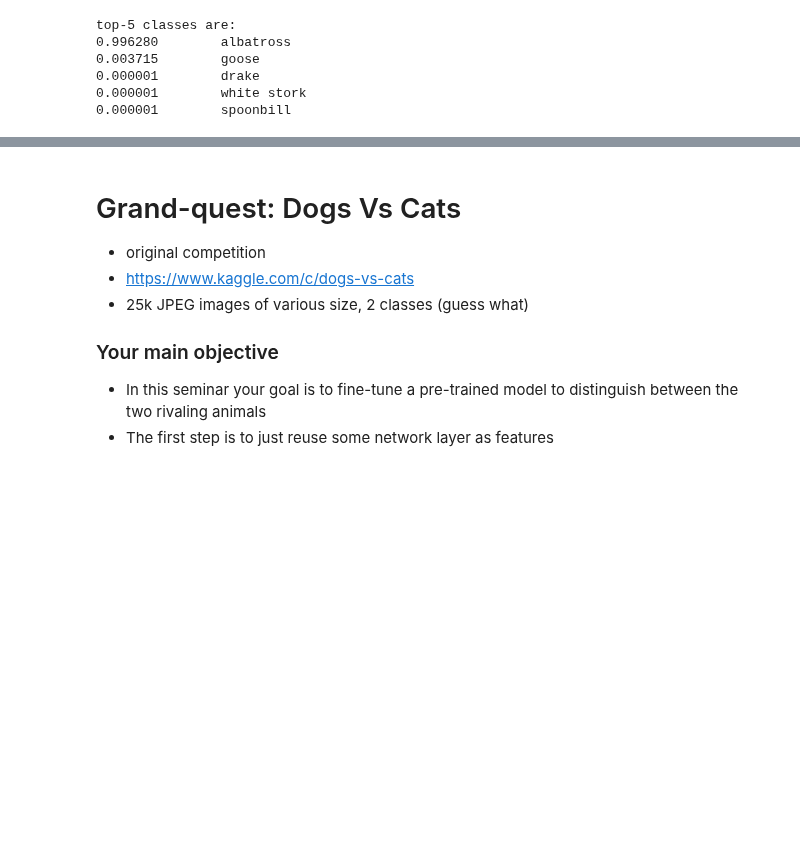
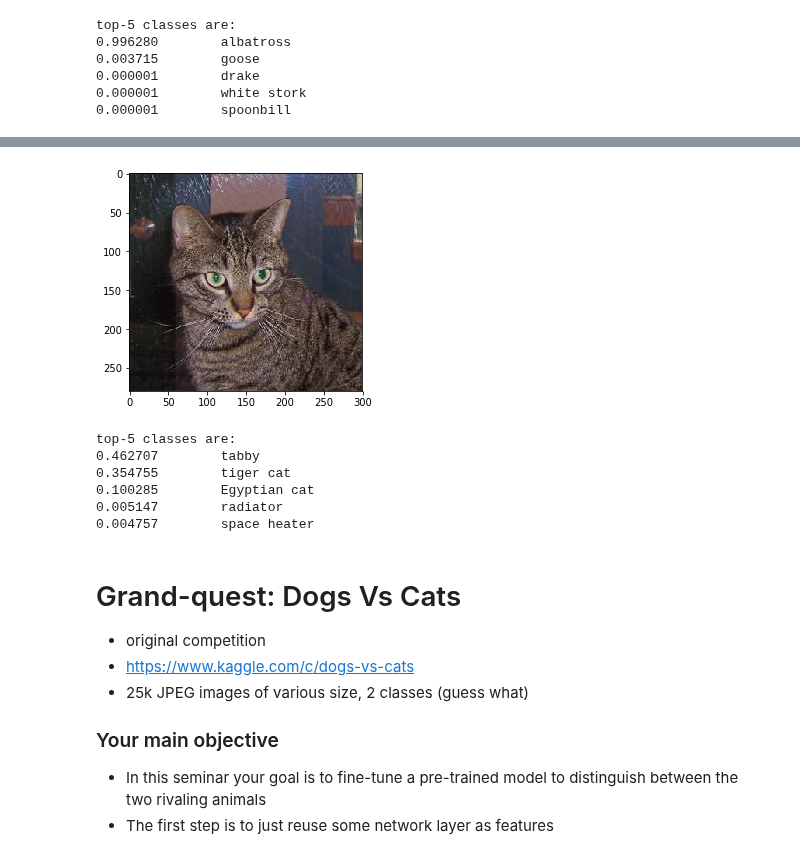
Before and after one commit to hov1417/NNHomework, a Jupyter notebook: session2/assignment2_pretrained.ipynb, the cells around one changed output, grey strips where cells are left out. Drawn from its saved outputs; the diff is of its cells as text; code cells hidden in the pictures; blank space fills up the shorter version.

```diff
--- a/session2/assignment2_pretrained.ipynb
+++ b/session2/assignment2_pretrained.ipynb
@@ -178,3 +204,23 @@ top-5 classes are:
+# %%
+from skimage.transform import resize as imresize
+cat = imread('cat.1.jpg')
+plt.imshow(cat)
+plt.show()
+
+p = model.predict(preprocess(imresize(cat,(IMAGE_W,IMAGE_W), preserve_range=True)))
+
+labels = p.ravel().argsort()[-1:-6:-1]
+print('top-5 classes are:')
+for l in labels:
+    print('%3f\t%s' % (p.ravel()[l], classes[l].split(',')[0]))
+# %% [output]
+[figure, added]
+top-5 classes are:
+0.462707        tabby
+0.354755        tiger cat
+0.100285        Egyptian cat
+0.005147        radiator
+0.004757        space heater
 # %% [markdown]
 # Grand-quest: Dogs Vs Cats
 * original competition
```
Also changed, not shown: parts of 9 cells of this notebook, 1 other file.
